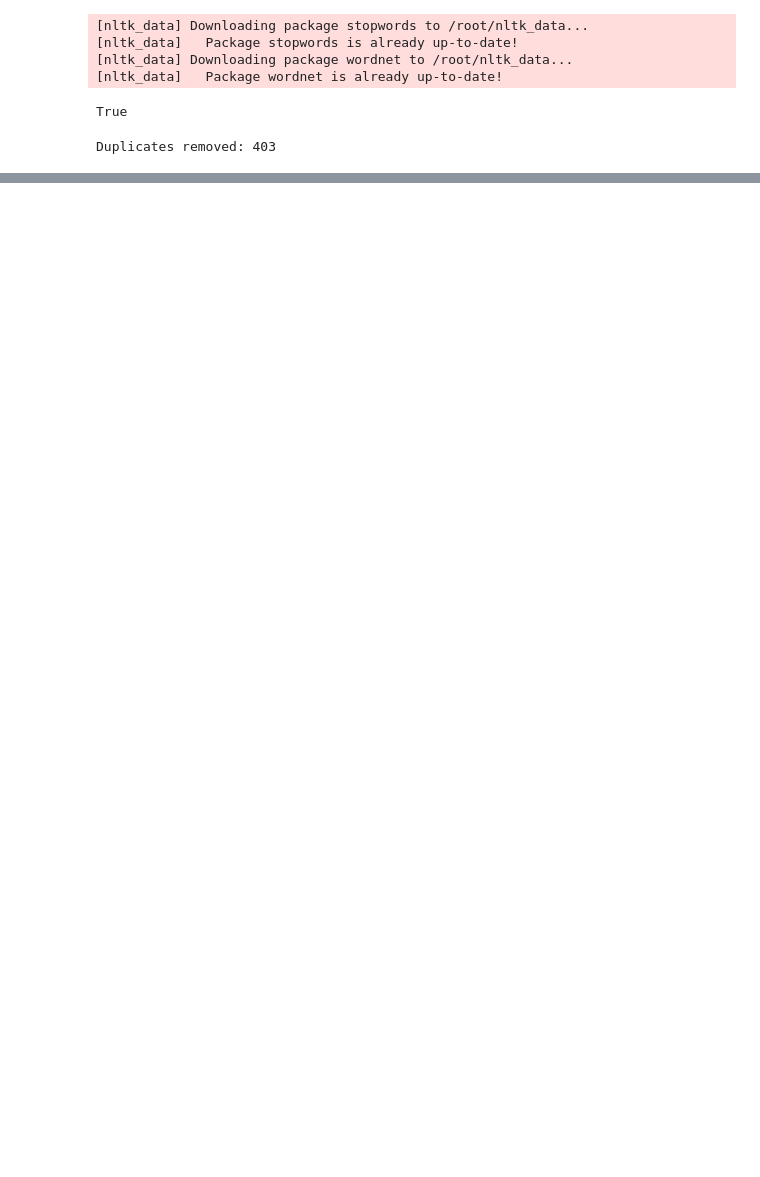
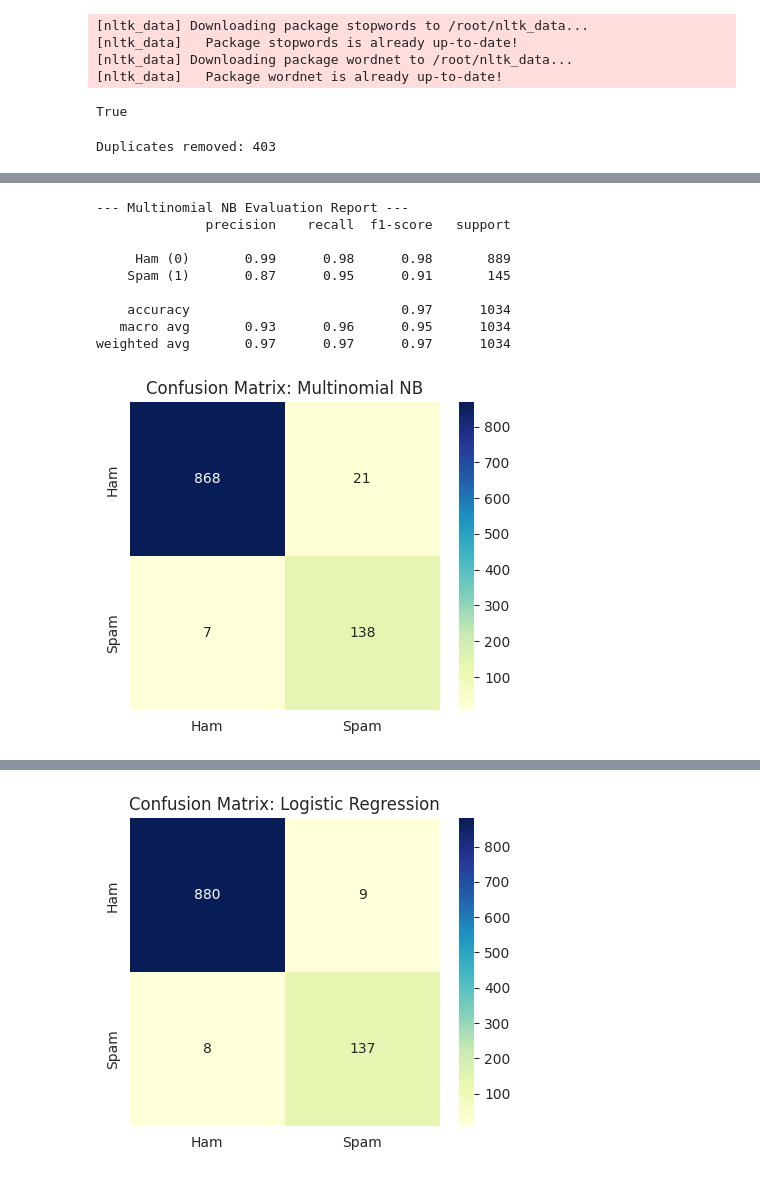
Before and after one commit to niuniu1fly-blip/spam-classification, a Jupyter notebook: “spam_classification_project_ipynb”.ipynb, the cells around one changed output, grey strips where cells are left out. Saved outputs shown, nothing was run; the diff lists cells and outputs as text; code cells hidden in the pictures; blank space fills up the shorter version.

```diff
--- a/“spam_classification_project_ipynb”.ipynb
+++ b/“spam_classification_project_ipynb”.ipynb
@@ -324,0 +243,16 @@ weighted avg       0.98      0.98      0.98      1034
+# %%
+# 2. 定义多个模型进行竞争性实验
+# 这样可以对比不同算法在相同特征下的表现，符合 Distinction 评分标准
+models = {
+    'Multinomial NB': MultinomialNB(),
+    'Logistic Regression': LogisticRegression(random_state=42, max_iter=1000),
+    'Random Forest': RandomForestClassifier(n_estimators=100, random_state=42)
+}
+
+# 3. 循环训练模型
+print("--- Starting Model Training ---")
+for name, model in models.items():
+    model.fit(X_train_res, y_train_res)
+    print(f"Model {name} has been trained successfully.")
+
+print("\nAll models are ready for evaluation in Phase 4.")
@@ -355,0 +269,61 @@ plt.show()
+# %%
+performance_data = []
+
+for name, model in models.items():
+    # Predictions
+    y_train_pred = model.predict(X_train_res) # Corrected: Use X_train_res for training predictions
+    y_test_pred = model.predict(X_test_tfidf)
+
+    # Calculate Metrics
+    train_acc = accuracy_score(y_train_res, y_train_pred)
+    test_acc = accuracy_score(y_test, y_test_pred)
+    prec = precision_score(y_test, y_test_pred)
+    rec = recall_score(y_test, y_test_pred)
+    f1 = f1_score(y_test, y_test_pred)
+
+    performance_data.append({
+        'Model': name,
+        'Train_Acc': train_acc,
+        'Test_Acc': test_acc,
+        'Precision': prec,
+        'Recall': rec,
+        'F1_Score': f1
+    })
+
+    # Display detailed Classification Report (P, R, F1-score)
+    print(f"\n--- {name} Evaluation Report ---")
+    print(classification_report(y_test, y_test_pred, target_names=['Ham (0)', 'Spam (1)']))
+
+    # Plot Confusion Matrix (Visualizing Errors)
+    plt.figure(figsize=(5, 4))
+    cm = confusion_matrix(y_test, y_test_pred)
+    snsAAA.heatmap(cm, annot=True, fmt='d', cmap='YlGnBu',
+                xticklabels=['Ham', 'Spam'],
+                yticklabels=['Ham', 'Spam'])
+    plt.title(f'Confusion Matrix: {name}')
+    plt.show()
+
+# Final Summary Table
+summary_df = pd.DataFrame(performance_data).sort_values(by='F1_Score', ascending=False)
+print("\n--- Final Performance Benchmarking ---")
+print(summary_df.to_string(index=False))
+
+# Visualization: Training vs. Testing Accuracy (Generalization Check)
+results_melted = summary_df.melt(id_vars='Model', value_vars=['Train_Acc', 'Test_Acc'],
+                                 var_name='Dataset', value_name='Accuracy')
+plt.figure(figsize=(10, 5))
+snsAAA.barplot(data=results_melted, x='Model', y='Accuracy', hue='Dataset', palette='viridis')
+plt.ylim(0.9, 1.0)
+plt.title('Generalization Check: Training vs Testing Accuracy')
+plt.show()
+# %% [output]
+--- Multinomial NB Evaluation Report ---
+              precision    recall  f1-score   support
+
+     Ham (0)       0.99      0.98      0.98       889
+    Spam (1)       0.87      0.95      0.91       145
+
+    accuracy                           0.97      1034
+   macro avg       0.93      0.96      0.95      1034
+weighted avg       0.97      0.97      0.97      1034
+[figure, added]
@@ -355,0 +339 @@ plt.show()
+[figure, added]
```
Also changed, not shown: parts of 27 cells of this notebook.
